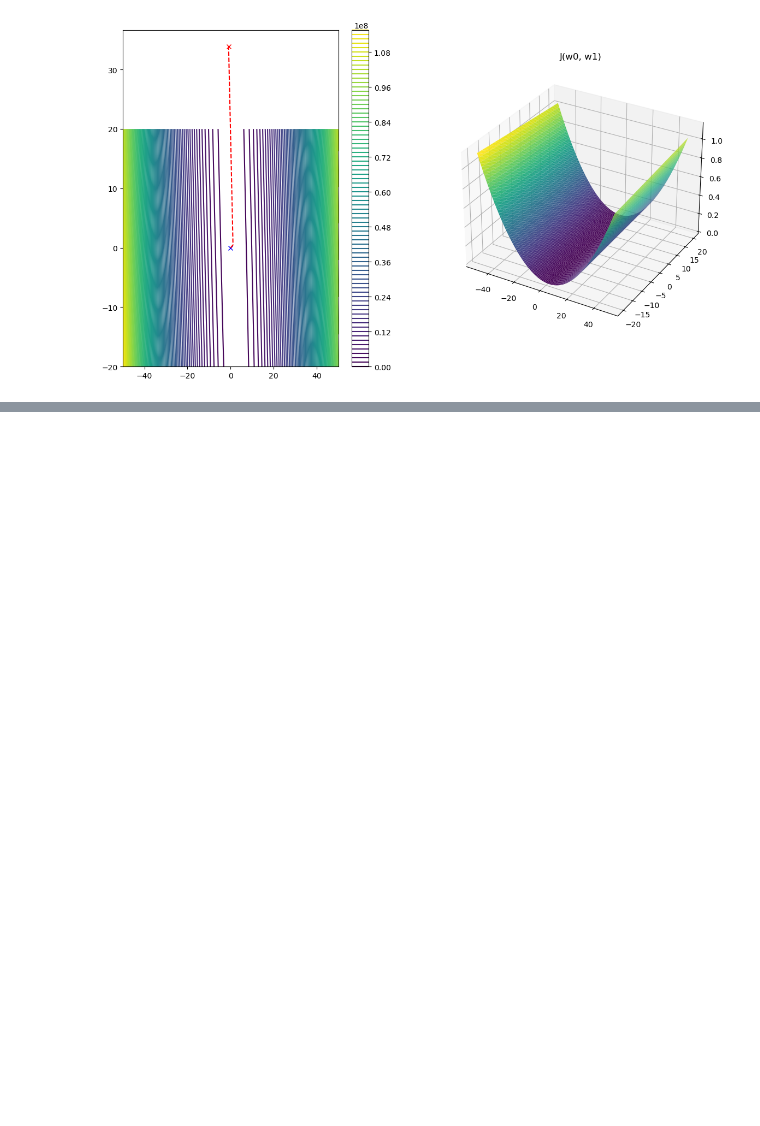
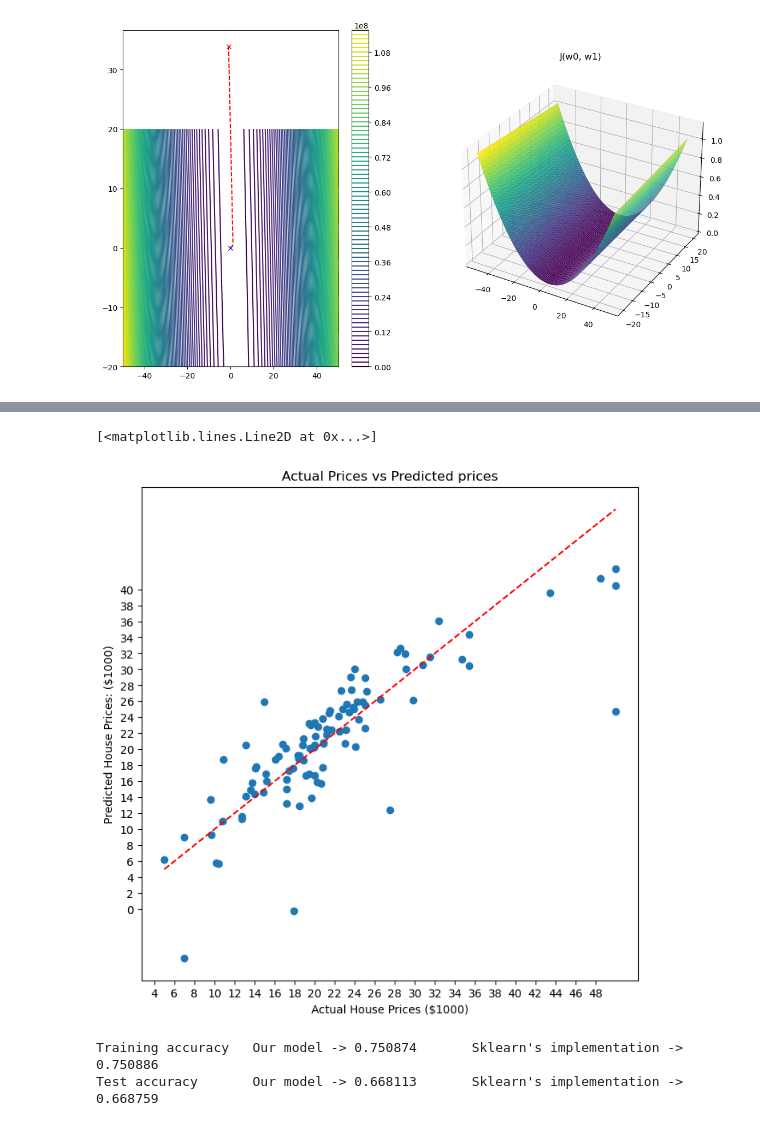
Before and after one commit to MDV996/Machine-Learning, a Jupyter notebook: Regressione lineare.ipynb, the cells around one changed output, grey strips where cells are left out. Saved outputs shown, nothing was run; the diff lists cells and outputs as text; code cells hidden in the pictures; blank space fills up the shorter version.

```diff
--- a/Regressione lineare.ipynb
+++ b/Regressione lineare.ipynb
@@ -253,0 +345,19 @@ Text(0.5, 0.92, 'J(w0, w1)')
+# %%
+w_opt = np.array(w_opt, dtype=float)
+x_test = np.array(x_test, dtype=float)
+# %%
+# Predicted prices
+y_test_pred = predict(x_test, w_opt)
+# %%
+plt.figure(figsize=(8, 8))
+plt.scatter(y_test, y_test_pred)
+plt.xlabel("Actual House Prices ($1000)")
+plt.ylabel("Predicted House Prices: ($1000)")
+plt.xticks(range(0, int(max(y_test)), 2))
+plt.yticks(range(0, int(max(y_test_pred)), 2))
+plt.title("Actual Prices vs Predicted prices")
+
+plt.plot([min(y_test), max(y_test)], [min(y_test), max(y_test)], 'r--', label='Perfect prediction')
+# %% [output]
+[<matplotlib.lines.Line2D at 0x...>]
+[figure, added]
@@ -253,0 +368,17 @@ Text(0.5, 0.92, 'J(w0, w1)')
+# %%
+# Sklearn linear regressor
+from sklearn.linear_model import LinearRegression
+
+sklearn_regressor = LinearRegression().fit(x_train, y_train)
+sklearn_train_accuracy = sklearn_regressor.score(x_train, y_train)
+sklearn_test_accuracy = sklearn_regressor.score(x_test, y_test)
+
+# Prediction for training set
+y_train_pred = predict(x_train, w_opt)
+train_accuracy = score(y_train, y_train_pred)
+test_accuracy = score(y_test[:, np.newaxis], y_test_pred)
+print("Training accuracy   Our model -> %f\tSklearn's implementation -> %f" % (train_accuracy, sklearn_train_accuracy))
+print("Test accuracy       Our model -> %f\tSklearn's implementation -> %f" % (test_accuracy, sklearn_test_accuracy))
+# %% [output]
+Training accuracy   Our model -> 0.750874       Sklearn's implementation -> 0.750886
+Test accuracy       Our model -> 0.668113       Sklearn's implementation -> 0.668759
```
Also changed, not shown: parts of 5 cells of this notebook.
